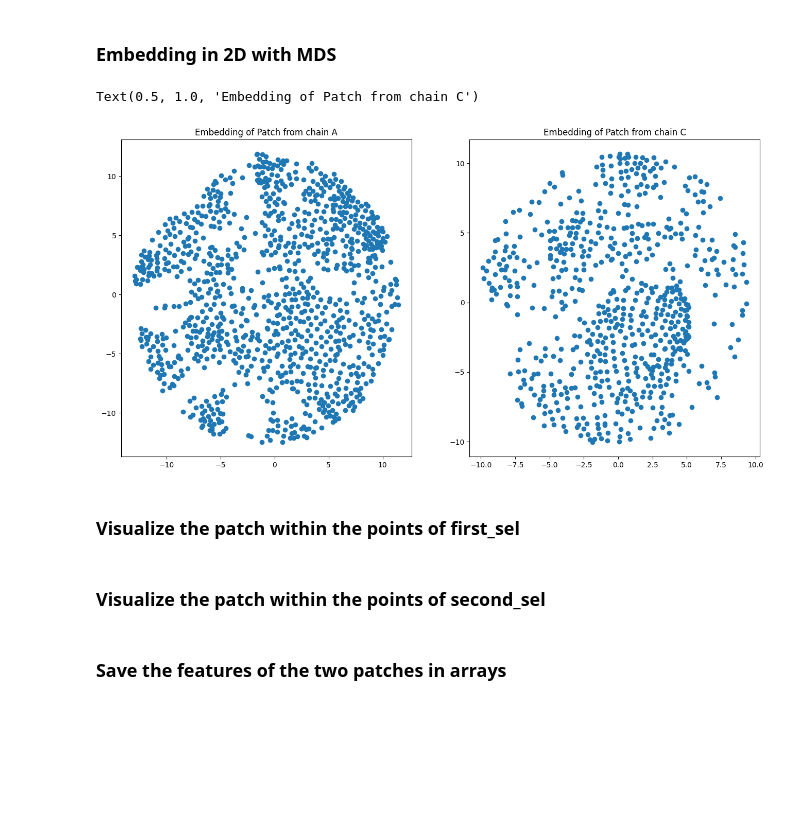
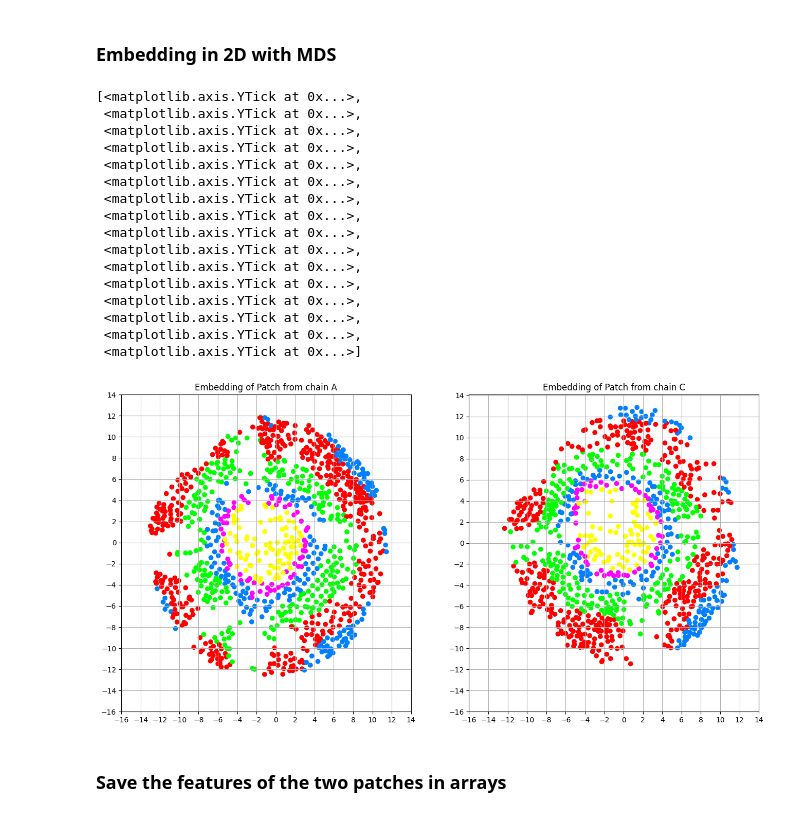
Before and after one commit to DavidGraber/protein_surface_modelling, a Jupyter notebook: main.ipynb, the cells around one changed output. Saved outputs shown, nothing was run; the diff lists cells and outputs as text; code cells hidden in the pictures; blank space fills up the shorter version.

Commit message:
improved plotting

```diff
--- a/main.ipynb
+++ b/main.ipynb
@@ -119,0 +187,11 @@ colors_C[patch_C["indeces"]]= green
+# %%
+colors_A_rainbow = np.zeros_like(patch_A["coords"])
+colors_A_rainbow[:] = blue
+
+colors_A_rainbow[neighbors5]=red
+colors_A_rainbow[neighbors4]=green
+colors_A_rainbow[neighbors3]=blue
+colors_A_rainbow[neighbors2]=pink
+colors_A_rainbow[neighbors1]=yellow
+
+visualize_pointcloud(patch_A["coords"], colors = colors_A_rainbow)
@@ -120,3 +222,14 @@ colors_C[patch_C["indeces"]]= green
+# %%
+colors_C_rainbow = np.zeros_like(patch_C["coords"])
+colors_C_rainbow[:] = blue
+
+colors_C_rainbow[neighbors5]=red
+colors_C_rainbow[neighbors4]=green
+colors_C_rainbow[neighbors3]=blue
+colors_C_rainbow[neighbors2]=pink
+colors_C_rainbow[neighbors1]=yellow
+
+visualize_pointcloud(patch_C["coords"], colors = colors_C_rainbow)
 # %% [markdown]
 ### Embedding in 2D with MDS
 # %%
@@ -129,18 +242,40 @@ embedding_C = mds.fit_transform(patch_C["distance_matrix"])
 # %%
 # Center the alignment around the mean? Cut off points?
 # %%
-fig, ax = plt.subplots(2, 2, figsize=(16,8))
+fig, (ax1, ax2) = plt.subplots(1, 2, figsize=(16,8))
 
-plt.subplot(1,2,1)
-plt.scatter(embedding_A[:,0], embedding_A[:,1])
-plt.title("Embedding of Patch from chain A")
+ax1 = plt.subplot(1,2,1)
+ax1.scatter(embedding_A[:,0], embedding_A[:,1], c = colors_A_rainbow)
+ax1.set_title("Embedding of Patch from chain A")
+ax1.grid(axis = "x")
+ax1.grid(axis = "y")
+ax1.xaxis.set_ticks(np.arange(-16, 16, 2))
+ax1.yaxis.set_ticks(np.arange(-16, 16, 2))
 
-plt.subplot(1,2,2)
 
-plt.scatter(embedding_C[:,0], embedding_C[:,1])
-plt.title("Embedding of Patch from chain C")
+ax2 = plt.subplot(1,2,2)
+
+ax2.scatter(embedding_C[:,0], embedding_C[:,1], c = colors_C_rainbow)
+ax2.set_title("Embedding of Patch from chain C")
+ax2.grid(axis = "x")
+ax2.grid(axis = "y")
+ax2.xaxis.set_ticks(np.arange(-16, 16, 2))
+ax2.yaxis.set_ticks(np.arange(-16, 16, 2))
 # %% [output]
-Text(0.5, 1.0, 'Embedding of Patch from chain C')
+[<matplotlib.axis.YTick at 0x...>,
+ <matplotlib.axis.YTick at 0x...>,
+ <matplotlib.axis.YTick at 0x...>,
+ <matplotlib.axis.YTick at 0x...>,
+ <matplotlib.axis.YTick at 0x...>,
+ <matplotlib.axis.YTick at 0x...>,
+ <matplotlib.axis.YTick at 0x...>,
+ <matplotlib.axis.YTick at 0x...>,
+ <matplotlib.axis.YTick at 0x...>,
+ <matplotlib.axis.YTick at 0x...>,
+ <matplotlib.axis.YTick at 0x...>,
+ <matplotlib.axis.YTick at 0x...>,
+ <matplotlib.axis.YTick at 0x...>,
+ <matplotlib.axis.YTick at 0x...>,
+ <matplotlib.axis.YTick at 0x...>,
+ <matplotlib.axis.YTick at 0x...>]
-[figure, old version]
+[figure, new version]
-# %% [markdown]
-### Visualize the patch within the points of first_sel
@@ -165,2 +281,0 @@ for ind, member in enumerate(patch_A["second_sel"]):
-# %% [markdown]
-### Visualize the patch within the points of second_sel
```
Also changed, not shown: parts of 32 cells of this notebook.
